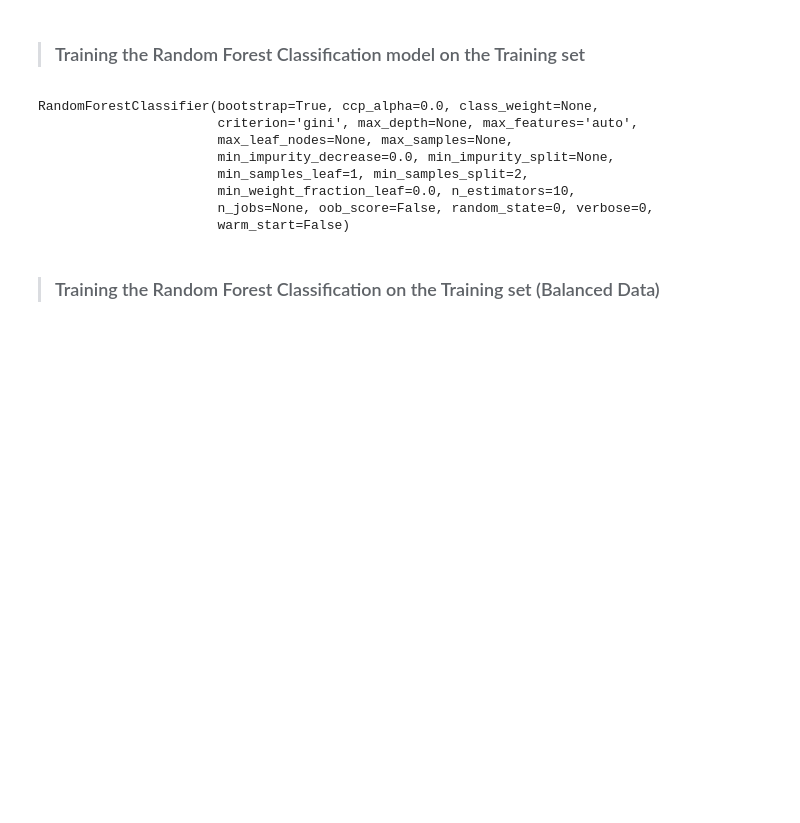
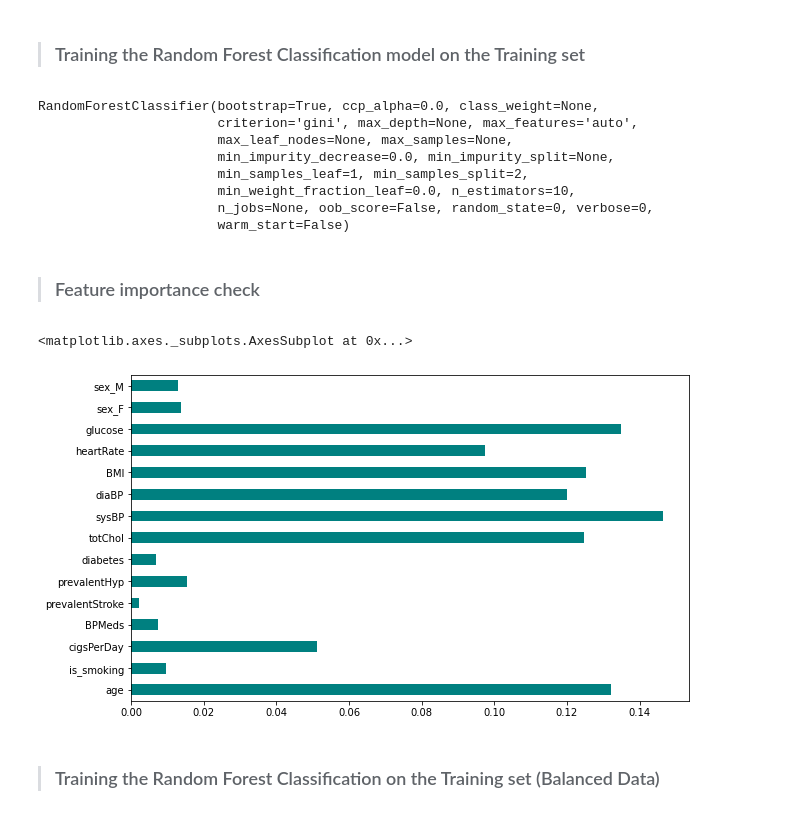
Before and after one commit to smkmohsin/Cardiovascular-Risk-Prediction, a Jupyter notebook: Cardiovascular_Risk_Prediction_Sheikh_Mohsin_Kader.ipynb, the cells around one changed output. Saved outputs shown, nothing was run; the diff lists cells and outputs as text; code cells hidden in the pictures; blank space fills up the shorter version.

```diff
--- a/Cardiovascular_Risk_Prediction_Sheikh_Mohsin_Kader.ipynb
+++ b/Cardiovascular_Risk_Prediction_Sheikh_Mohsin_Kader.ipynb
@@ -50,13 +50,15 @@ import numpy as np
 
 from scipy.stats import norm
 from scipy import stats
-from sklearn.metrics import confusion_matrix, accuracy_score, roc_auc_score, classification_report
+from sklearn.metrics import confusion_matrix, accuracy_score, roc_auc_score, classification_report, plot_confusion_matrix
 from sklearn.model_selection import GridSearchCV
+from matplotlib import rcParams
 
 import warnings
 warnings.filterwarnings('ignore')
 
 plt.rcParams['figure.figsize'] = (10, 6)
+rcParams['figure.figsize'] = 10,6
 # %%
 from google.colab import drive
 drive.mount('/content/drive')
@@ -583,6 +596,13 @@ RandomForestClassifier(bootstrap=True, ccp_alpha=0.0, class_weight=None,
                        min_weight_fraction_leaf=0.0, n_estimators=10,
                        n_jobs=None, oob_score=False, random_state=0, verbose=0,
                        warm_start=False)
+# %% [markdown]
+>### Feature importance check
+# %%
+(pd.Series(classifier.feature_importances_, index=X.columns).plot(kind='barh',color='teal'))
+# %% [output]
+<matplotlib.axes._subplots.AxesSubplot at 0x...>
+[figure, added]
 # %% [markdown]
 >### Training the Random Forest Classification on the Training set (Balanced Data)
 # %%
```
Also changed, not shown: parts of 30 cells of this notebook.
